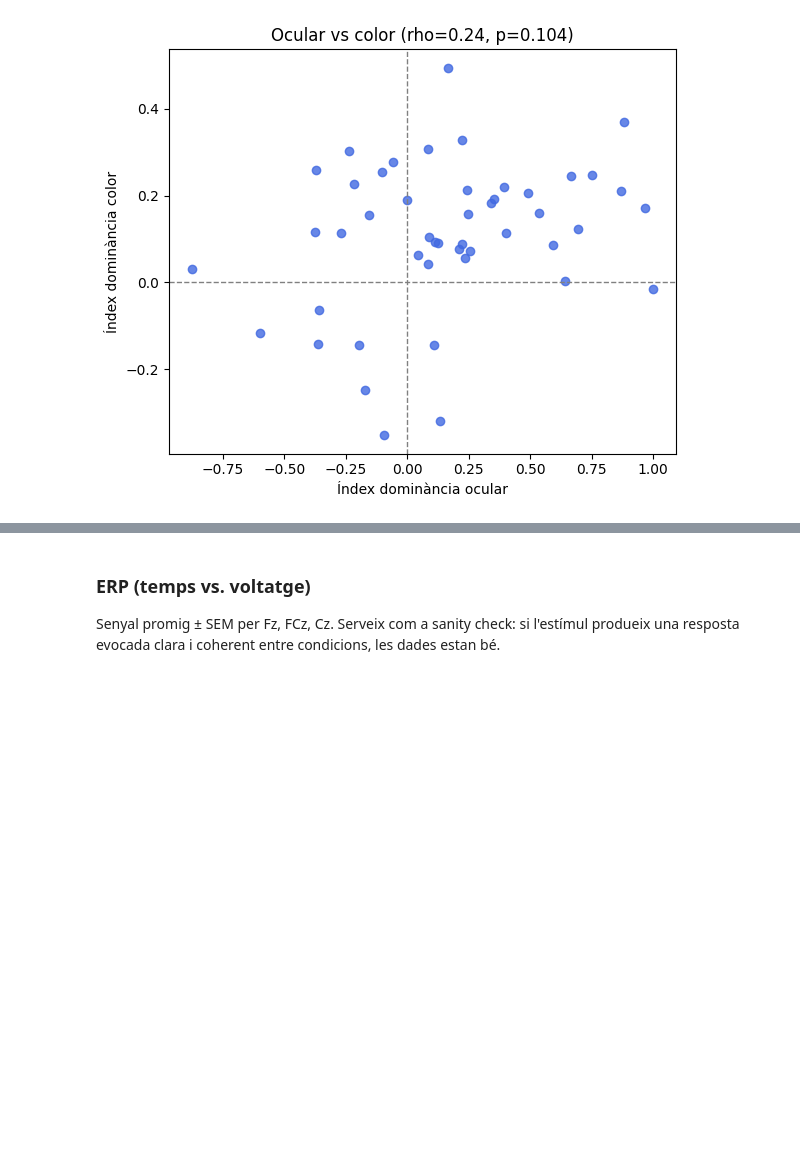
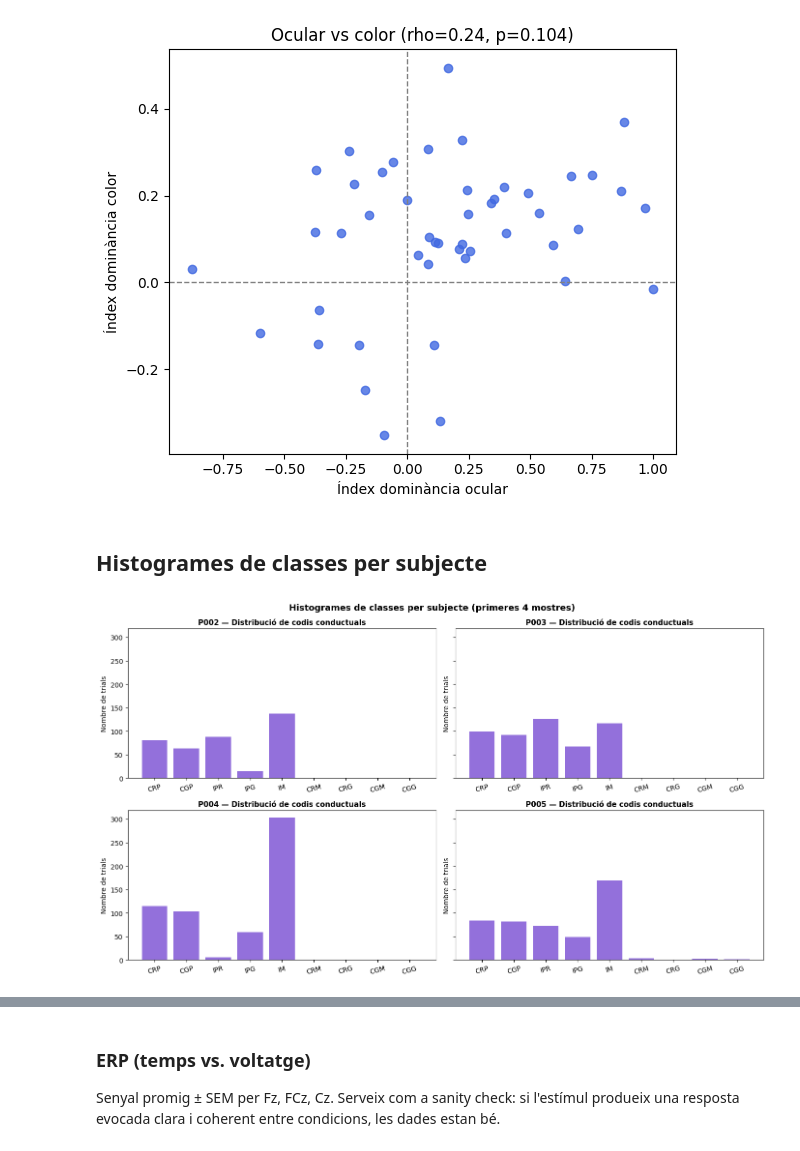
Before and after one commit to nilsduran/TFG, a Jupyter notebook: src/notebooks/01_exploració_dades.ipynb, the cells around one changed output, grey strips where cells are left out. Cells and saved outputs as stored; diff of their text form; code cells hidden in the pictures; blank space fills up the shorter version.

```diff
--- a/src/notebooks/01_exploració_dades.ipynb
+++ b/src/notebooks/01_exploració_dades.ipynb
@@ -1020,3 +1108,25 @@ Correlació entre índex de dominància ocular i de color (Spearman)
   rho = 0.240
   p   = 0.104
 [figure]
+# %% [markdown]
+## Histogrames de classes per subjecte
+# %%
+# Histogrames de classes per subjecte en una sola figura (grid 2x2)
+subjectes_plot = df_dominancia["subjecte"].head(4).tolist()
+fig, axes = plt.subplots(2, 2, figsize=(14, 8), sharey=True)
+axes = axes.flatten()
+
+for ax, subj in zip(axes, subjectes_plot):
+    subj_data = df_dominancia[df_dominancia["subjecte"] == subj]
+    counts = subj_data[LABELS_ORDER].values.flatten()
+    ax.bar(LABELS_ORDER, counts, color="mediumpurple")
+    ax.set_title(f"{subj} — Distribució de codis conductuals", fontsize=11, fontweight="bold")
+    ax.set_ylabel("Nombre de trials")
+    ax.tick_params(axis="x", rotation=15)
+
+fig.suptitle("Histogrames de classes per subjecte (primeres 4 mostres)", fontsize=13, fontweight="bold")
+plt.tight_layout()
+plt.savefig(FIGURES_DIR / "histogrames_classes_per_subjecte_grid_2x2.png", dpi=300, bbox_inches="tight")
+plt.show()
+# %% [output]
+[figure, added]
```
Also changed, not shown: parts of 55 cells of this notebook.
